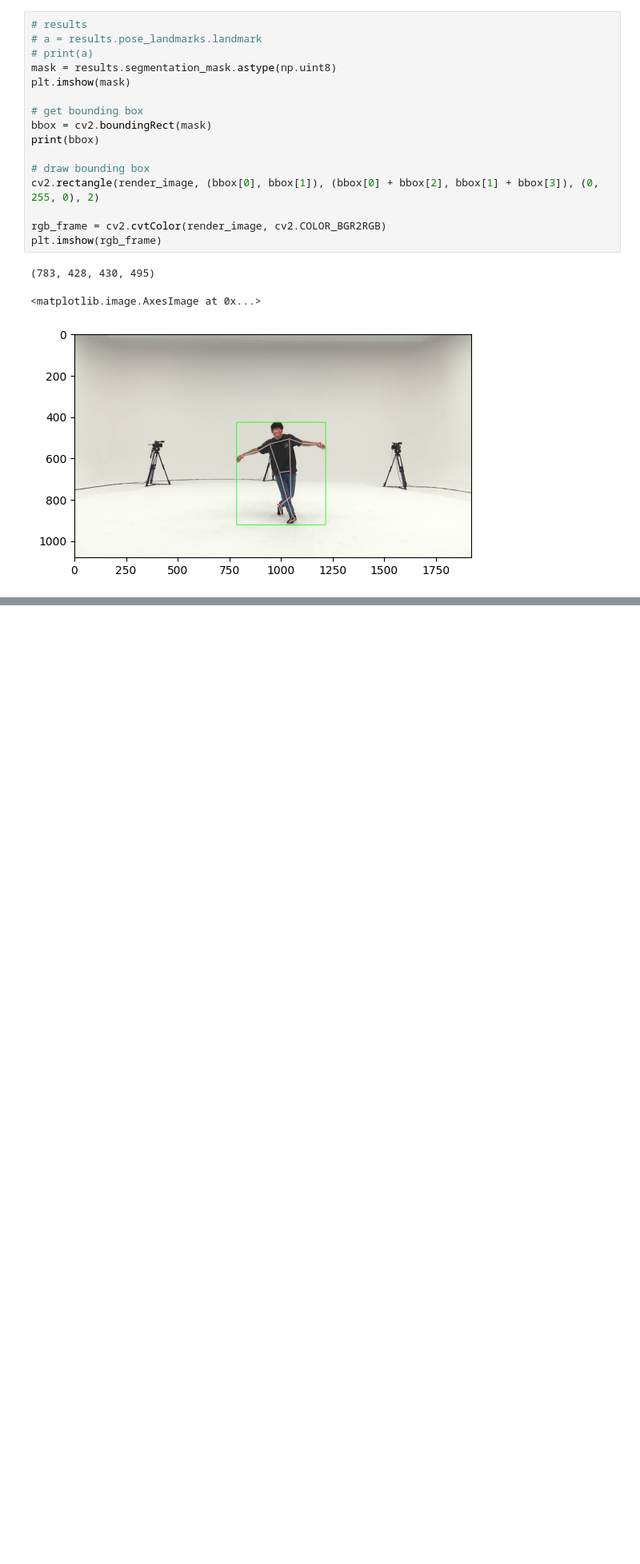
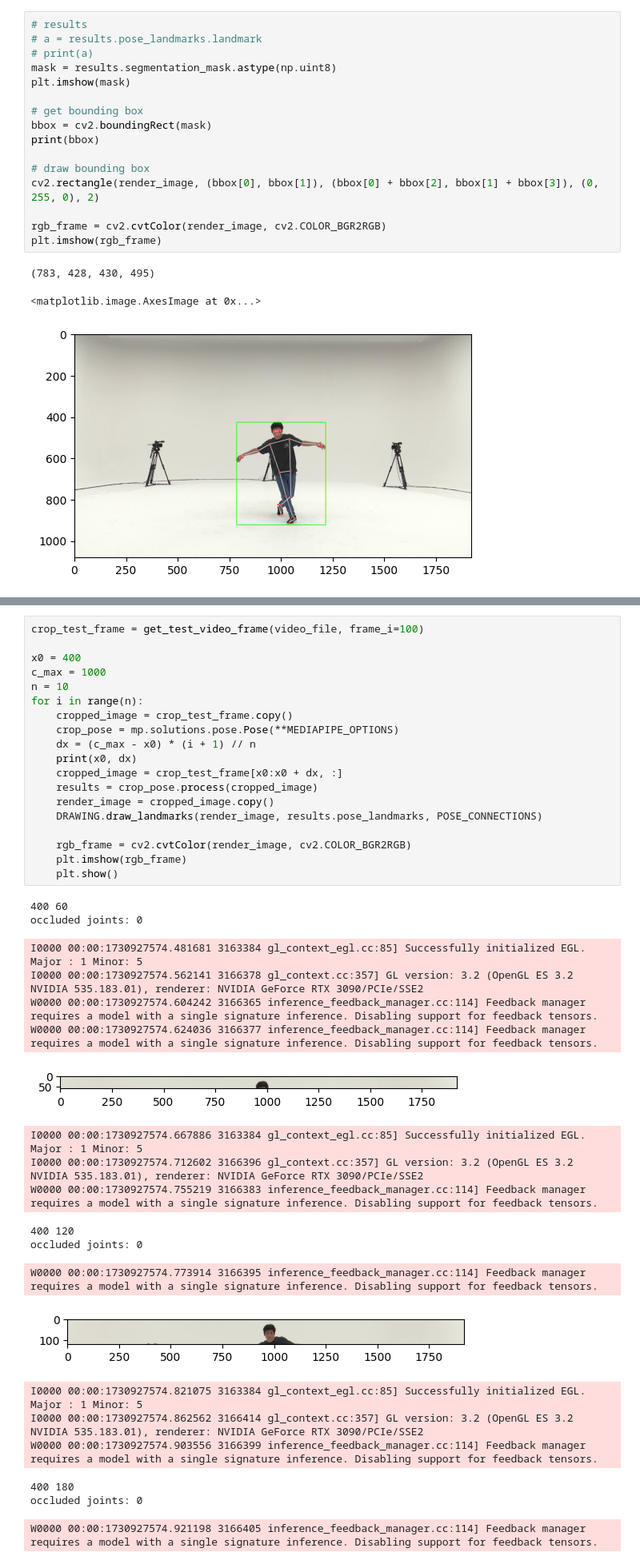
Before and after one commit to mlamsey/zeste_vision, a Jupyter notebook: nb/testbed.ipynb, the cells around one changed output, grey strips where cells are left out. Shown at 80% size. Cells and saved outputs as stored; diff of their text form; blank space fills up the shorter version.

```diff
--- a/nb/testbed.ipynb
+++ b/nb/testbed.ipynb
@@ -161,0 +160,40 @@ n = annotations.shape[0]
+# %%
+crop_test_frame = get_test_video_frame(video_file, frame_i=100)
+
+x0 = 400
+c_max = 1000
+n = 10
+for i in range(n):
+    cropped_image = crop_test_frame.copy()
+    crop_pose = mp.solutions.pose.Pose(**MEDIAPIPE_OPTIONS)
+    dx = (c_max - x0) * (i + 1) // n
+    print(x0, dx)
+    cropped_image = crop_test_frame[x0:x0 + dx, :]
+    results = crop_pose.process(cropped_image)
+    render_image = cropped_image.copy()
+    DRAWING.draw_landmarks(render_image, results.pose_landmarks, POSE_CONNECTIONS)
+
+    rgb_frame = cv2.cvtColor(render_image, cv2.COLOR_BGR2RGB)
+    plt.imshow(rgb_frame)
+    plt.show()
+# %% [output]
+400 60
+occluded joints: 0
+I0000 00:00:1730927574.481681 3163384 gl_context_egl.cc:85] Successfully initialized EGL. Major : 1 Minor: 5
+I0000 00:00:1730927574.562141 3166378 gl_context.cc:357] GL version: 3.2 (OpenGL ES 3.2 NVIDIA 535.183.01), renderer: NVIDIA GeForce RTX 3090/PCIe/SSE2
+W0000 00:00:1730927574.604242 3166365 inference_feedback_manager.cc:114] Feedback manager requires a model with a single signature inference. Disabling support for feedback tensors.
+W0000 00:00:1730927574.624036 3166377 inference_feedback_manager.cc:114] Feedback manager requires a model with a single signature inference. Disabling support for feedback tensors.
+[figure, added]
+I0000 00:00:1730927574.667886 3163384 gl_context_egl.cc:85] Successfully initialized EGL. Major : 1 Minor: 5
+I0000 00:00:1730927574.712602 3166396 gl_context.cc:357] GL version: 3.2 (OpenGL ES 3.2 NVIDIA 535.183.01), renderer: NVIDIA GeForce RTX 3090/PCIe/SSE2
+W0000 00:00:1730927574.755219 3166383 inference_feedback_manager.cc:114] Feedback manager requires a model with a single signature inference. Disabling support for feedback tensors.
+400 120
+occluded joints: 0
+W0000 00:00:1730927574.773914 3166395 inference_feedback_manager.cc:114] Feedback manager requires a model with a single signature inference. Disabling support for feedback tensors.
+[figure, added]
+I0000 00:00:1730927574.821075 3163384 gl_context_egl.cc:85] Successfully initialized EGL. Major : 1 Minor: 5
+I0000 00:00:1730927574.862562 3166414 gl_context.cc:357] GL version: 3.2 (OpenGL ES 3.2 NVIDIA 535.183.01), renderer: NVIDIA GeForce RTX 3090/PCIe/SSE2
+W0000 00:00:1730927574.903556 3166399 inference_feedback_manager.cc:114] Feedback manager requires a model with a single signature inference. Disabling support for feedback tensors.
+400 180
+occluded joints: 0
+W0000 00:00:1730927574.921198 3166405 inference_feedback_manager.cc:114] Feedback manager requires a model with a single signature inference. Disabling support for feedback tensors.
```
Also changed, not shown: parts of 7 cells of this notebook, 4 other files.
